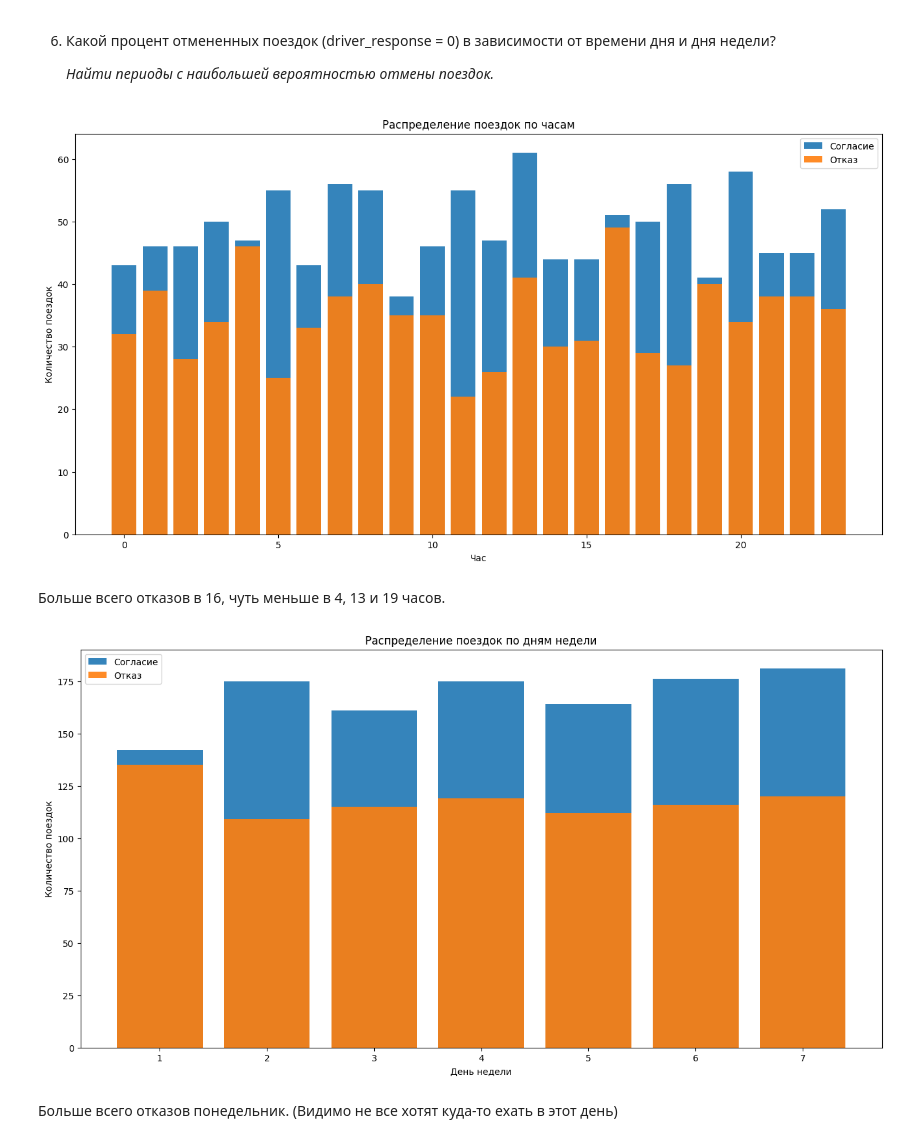
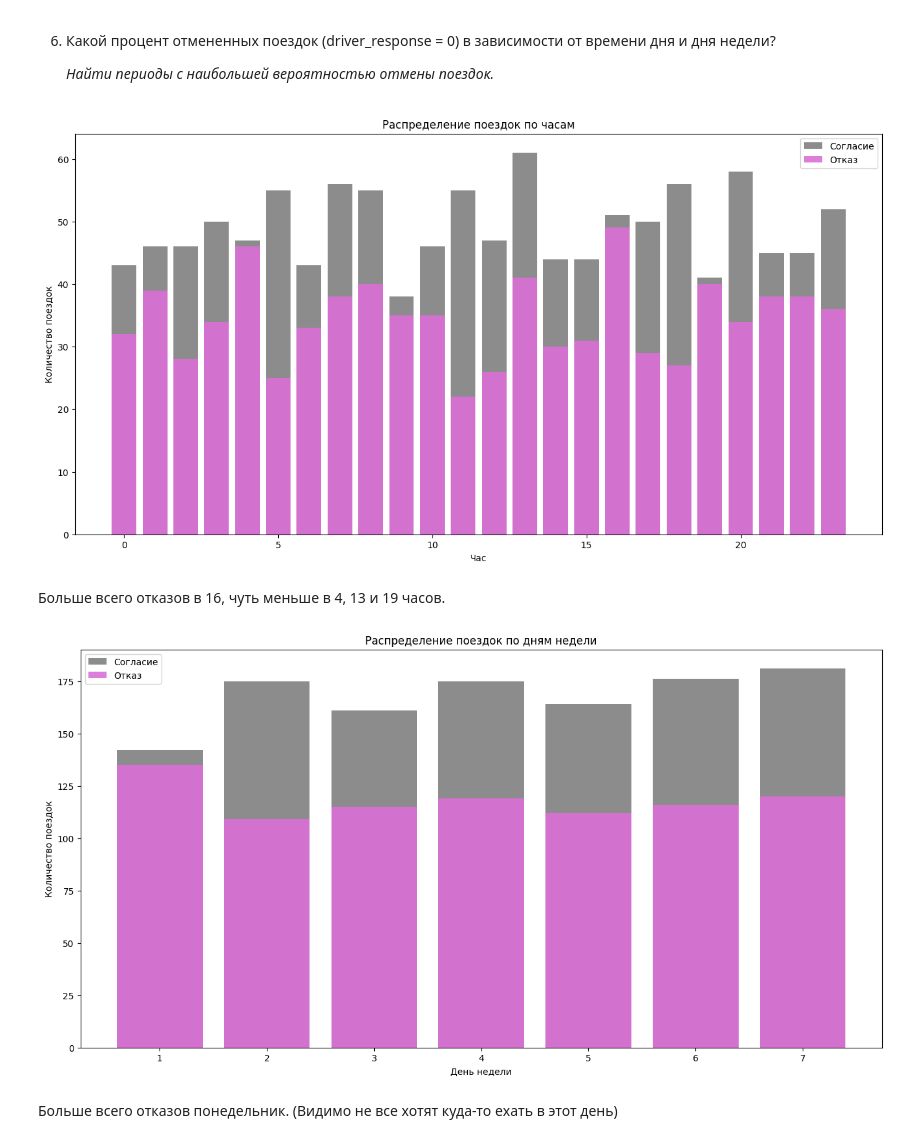
Before and after one commit to IrmA-ErroR/DS_Taxi_strategy, a Jupyter notebook: analysis.ipynb, the cells around one changed output. Cells and saved outputs as stored; diff of their text form; code cells hidden in the pictures.

```diff
--- a/analysis.ipynb
+++ b/analysis.ipynb
@@ -484,8 +511,8 @@ plt.figure(figsize=(16, 8))
 trips_by_hour_refusal = data[data['driver_response'] == 0]['hour_key'].value_counts()
 trips_by_hour_agreement = data[data['driver_response'] == 1]['hour_key'].value_counts()
 
-plt.bar(trips_by_hour_agreement.index, trips_by_hour_agreement.values, alpha=0.9, label='Согласие')
-plt.bar(trips_by_hour_refusal.index, trips_by_hour_refusal.values, alpha=0.9, label='Отказ')
+plt.bar(trips_by_hour_agreement.index, trips_by_hour_agreement.values, color='gray', alpha=0.9, label='Согласие')
+plt.bar(trips_by_hour_refusal.index, trips_by_hour_refusal.values, color='orchid', alpha=0.9, label='Отказ')
 
 plt.title('Распределение поездок по часам')
 plt.xlabel('Час')
@@ -493,26 +520,26 @@ plt.ylabel('Количество поездок')
 plt.legend()
 plt.show()
 # %% [output]
-[figure, old version]
+[figure, new version]
 # %% [markdown]
 Больше всего отказов в 16, чуть меньше в 4, 13 и 19 часов.
 # %%
 plt.figure(figsize=(16, 8))
 
 # Фильтрация данных по дням
 trips_by_hour_refusal = data[data['driver_response'] == 0]['weekday_key'].value_counts()
 trips_by_hour_agreement = data[data['driver_response'] == 1]['weekday_key'].value_counts()
 
-plt.bar(trips_by_hour_agreement.index, trips_by_hour_agreement.values, alpha=0.9, label='Согласие')
-plt.bar(trips_by_hour_refusal.index, trips_by_hour_refusal.values, alpha=0.9, label='Отказ')
+plt.bar(trips_by_hour_agreement.index, trips_by_hour_agreement.values, color='gray', alpha=0.9, label='Согласие')
+plt.bar(trips_by_hour_refusal.index, trips_by_hour_refusal.values, color='orchid', alpha=0.9, label='Отказ')
 
 plt.title('Распределение поездок по дням недели')
 plt.xlabel('День недели')
 plt.ylabel('Количество поездок')
 plt.legend()
 plt.show()
 # %% [output]
-[figure, old version]
+[figure, new version]
 # %% [markdown]
 Больше всего отказов понедельник.
 (Видимо не все хотят куда-то ехать в этот день)
```
Also changed, not shown: parts of 32 cells of this notebook, 1 other file.
